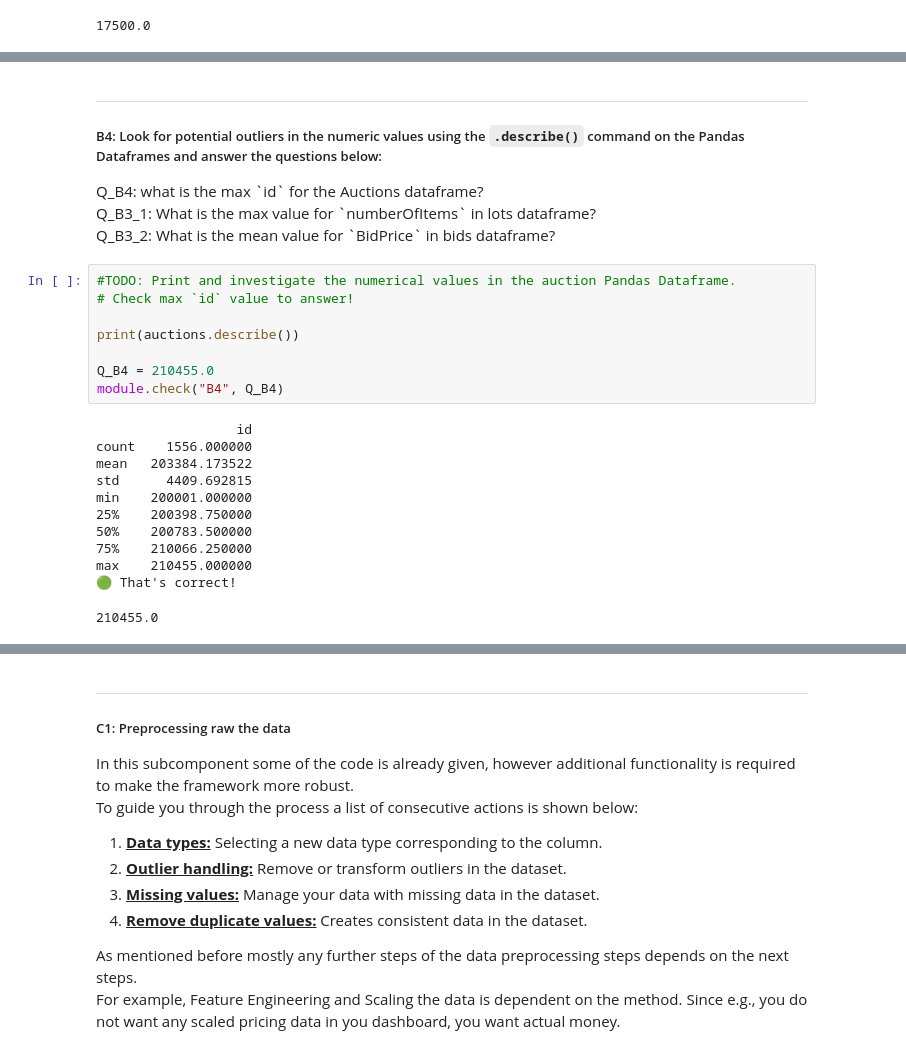
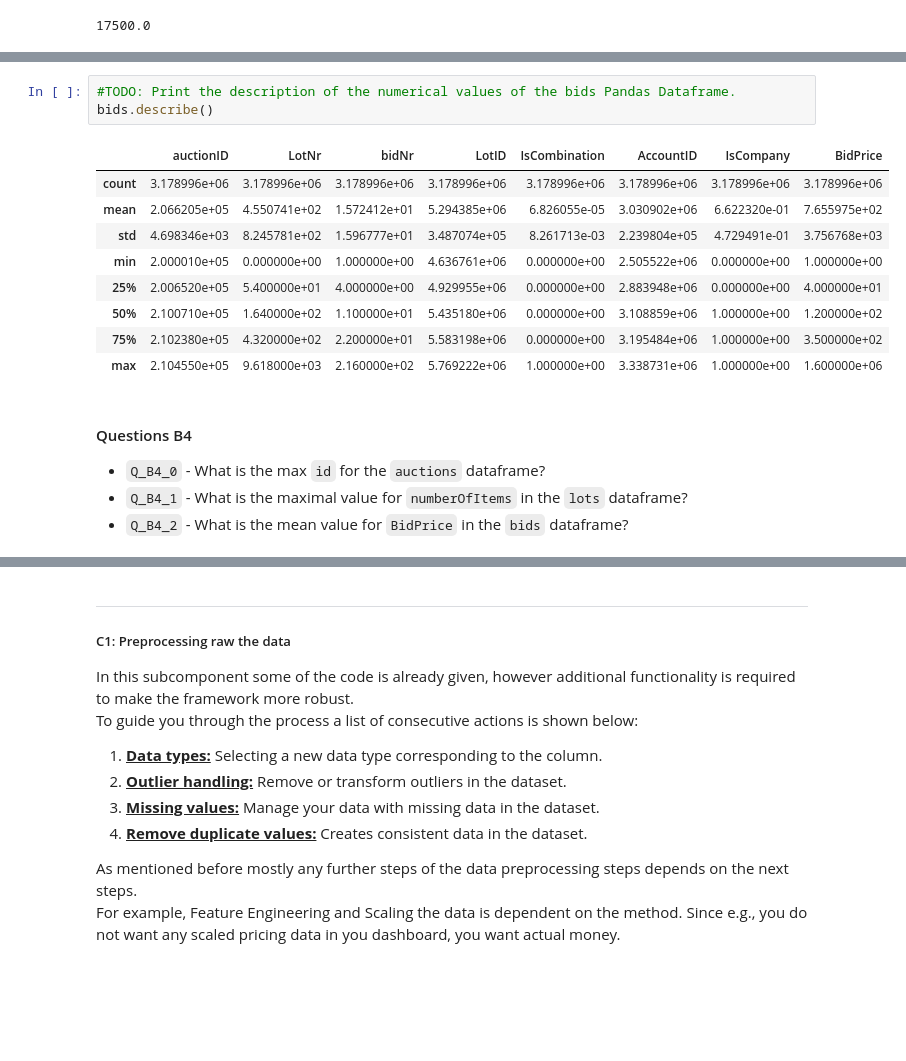
Before and after one commit to DatacationOrg/datacademy-v2, a Jupyter notebook: M10_FINAL/src/Main.ipynb, the cells around one changed output, grey strips where cells are left out. Cells and saved outputs as stored; diff of their text form; blank space fills up the shorter version.

```diff
--- a/M10_FINAL/src/Main.ipynb
+++ b/M10_FINAL/src/Main.ipynb
@@ -300,28 +287,18 @@ False
+# %%
+#TODO: Print the description of the numerical values of the bids Pandas Dataframe.
+bids.describe()
+# %% [output]
+|  | auctionID | LotNr | bidNr | LotID | IsCombination | AccountID | IsCompany | BidPrice |
+| count | 3.178996e+06 | 3.178996e+06 | 3.178996e+06 | 3.178996e+06 | 3.178996e+06 | 3.178996e+06 | 3.178996e+06 | 3.178996e+06 |
+| mean | 2.066205e+05 | 4.550741e+02 | 1.572412e+01 | 5.294385e+06 | 6.826055e-05 | 3.030902e+06 | 6.622320e-01 | 7.655975e+02 |
+| std | 4.698346e+03 | 8.245781e+02 | 1.596777e+01 | 3.487074e+05 | 8.261713e-03 | 2.239804e+05 | 4.729491e-01 | 3.756768e+03 |
+| min | 2.000010e+05 | 0.000000e+00 | 1.000000e+00 | 4.636761e+06 | 0.000000e+00 | 2.505522e+06 | 0.000000e+00 | 1.000000e+00 |
+| 25% | 2.006520e+05 | 5.400000e+01 | 4.000000e+00 | 4.929955e+06 | 0.000000e+00 | 2.883948e+06 | 0.000000e+00 | 4.000000e+01 |
+| 50% | 2.100710e+05 | 1.640000e+02 | 1.100000e+01 | 5.435180e+06 | 0.000000e+00 | 3.108859e+06 | 1.000000e+00 | 1.200000e+02 |
+| 75% | 2.102380e+05 | 4.320000e+02 | 2.200000e+01 | 5.583198e+06 | 0.000000e+00 | 3.195484e+06 | 1.000000e+00 | 3.500000e+02 |
+| max | 2.104550e+05 | 9.618000e+03 | 2.160000e+02 | 5.769222e+06 | 1.000000e+00 | 3.338731e+06 | 1.000000e+00 | 1.600000e+06 |
 # %% [markdown]
-<hr>
-<h5>B4: Look for potential outliers in the numeric values using the <code>.describe()</code> command on the Pandas Dataframes and answer the questions below:</h5>
-<p>
-  Q_B4:   what is the max `id` for the Auctions dataframe?<br>
-Q_B3_1:   What is the max value for `numberOfItems` in lots dataframe?<br>
-Q_B3_2:   What is the mean value for `BidPrice` in bids dataframe?<br>
-</p>
+#### Questions B4
+* `Q_B4_0` - What is the max `id` for the `auctions` dataframe? <br>
+* `Q_B4_1` - What is the maximal value for `numberOfItems` in the `lots` dataframe? <br>
+* `Q_B4_2` - What is the mean value for `BidPrice` in the `bids` dataframe?
-# %%
-#TODO: Print and investigate the numerical values in the auction Pandas Dataframe.
-# Check max `id` value to answer!
-
-print(auctions.describe())
-
-Q_B4 = 210455.0
-module.check("B4", Q_B4)
-# %% [output]
-                  id
-count    1556.000000
-mean   203384.173522
-std      4409.692815
-min    200001.000000
-25%    200398.750000
-50%    200783.500000
-75%    210066.250000
-max    210455.000000
-🟢 That's correct!
-210455.0
```
Also changed, not shown: parts of 61 cells of this notebook.
